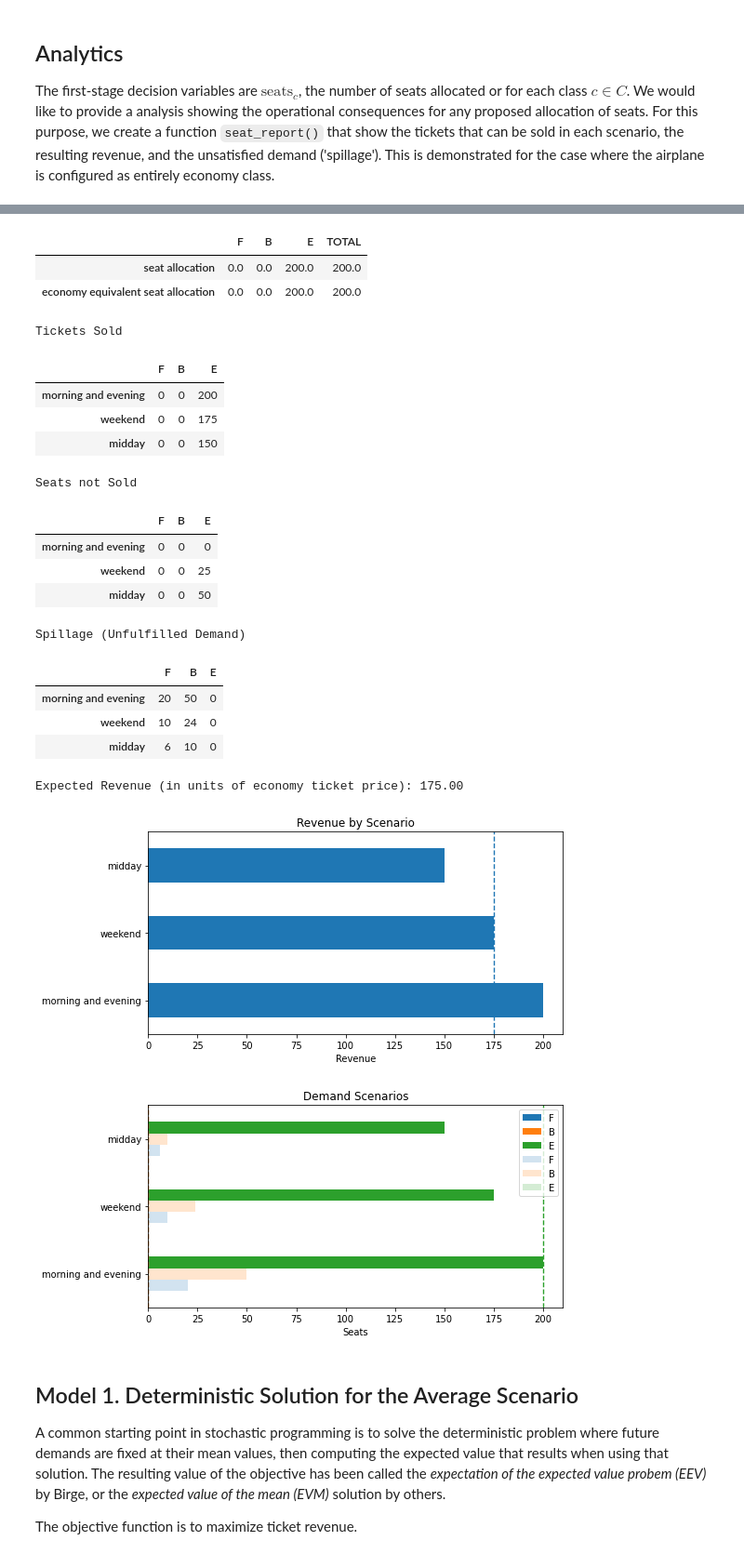
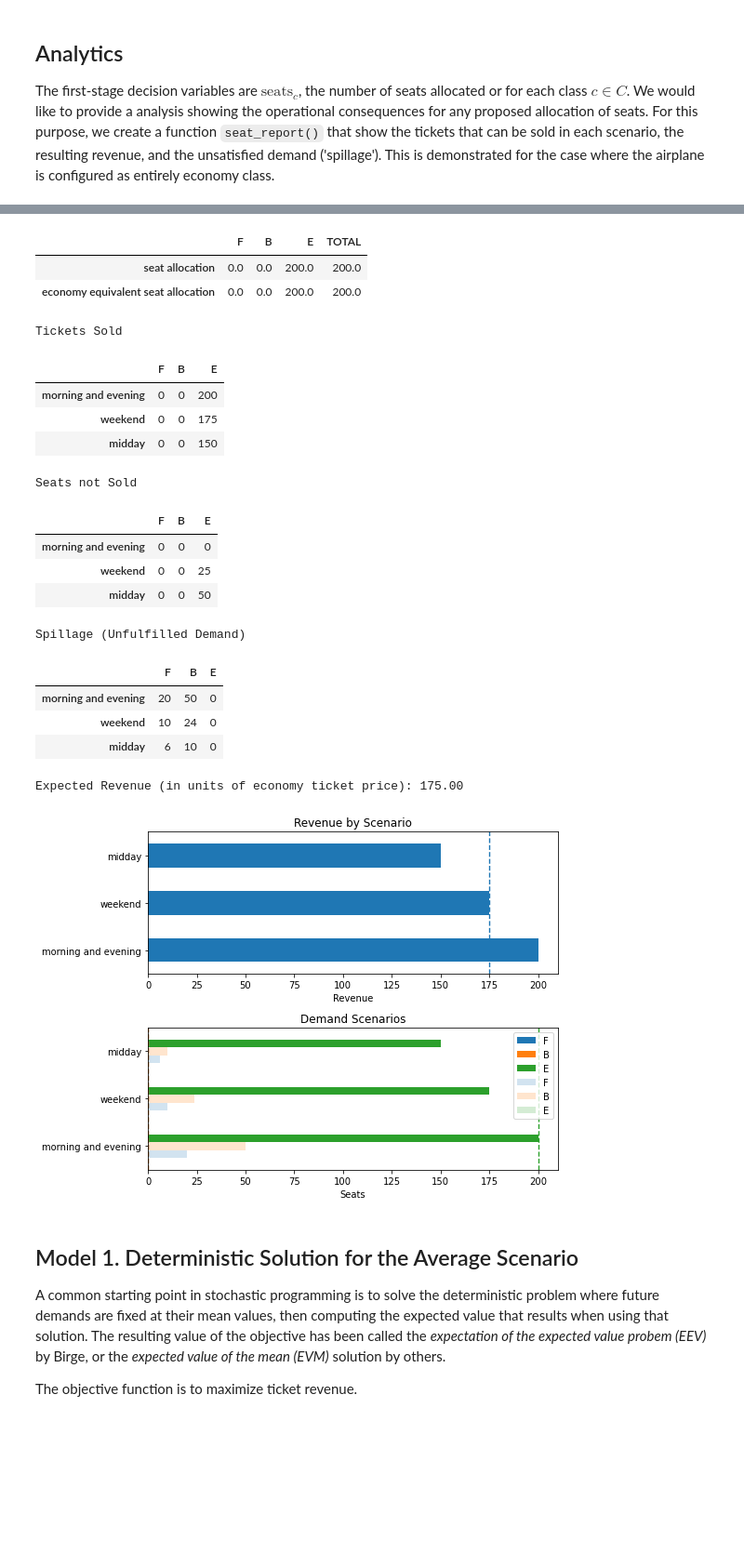
Before and after one commit to mobook/MO-book, a Jupyter notebook: notebooks/10/airline-seating.ipynb, the cells around one changed output, grey strips where cells are left out. Shown: that part at 93% size. Saved outputs shown, nothing was run; the diff lists cells and outputs as text; code cells hidden in the pictures; blank space fills up the shorter version.

```diff
--- a/notebooks/10/airline-seating.ipynb
+++ b/notebooks/10/airline-seating.ipynb
@@ -88,11 +88,10 @@ def seat_report(seats, demand):
     print("\nSeat Allocation")
     display(equivalent_seats)
 
-    # tickets sold
+    # tickets sold is the minimum of available seats and demand
     tickets = pd.DataFrame()
     for c in classes:
         tickets[c] = np.minimum(seats[c], demand[c])
-
     print("\nTickets Sold")
     display(tickets)
 
@@ -113,46 +112,46 @@ def seat_report(seats, demand):
     print(f"\nExpected Revenue (in units of economy ticket price): {revenue.mean():.2f}")
 
     # charts
-    fig, ax = plt.subplots(1, 1, figsize=(8, 4))
-    revenue.plot(ax=ax, kind="barh", title="Revenue by Scenario")
-    ax.plot([revenue.mean()]*2, ax.get_ylim(), "--", lw=1.4)
-    ax.set_xlabel("Revenue")
+    fig, ax = plt.subplots(2, 1, figsize=(8, 6))
+    revenue.plot(ax=ax[0], kind="barh", title="Revenue by Scenario")
+    ax[0].plot([revenue.mean()]*2, ax[0].get_ylim(), "--", lw=1.4)
+    ax[0].set_xlabel("Revenue")
 
-    fig, ax = plt.subplots(1, 1, figsize=(8, 4))
-    tickets[classes].plot(ax=ax, kind="barh", rot=0, stacked=False, title="Demand Scenarios")
-    demand[classes].plot(ax=ax, kind="barh", rot=0, stacked=False, title="Demand Scenarios", alpha=0.2)
+    tickets[classes].plot(ax=ax[1], kind="barh", rot=0, stacked=False, title="Demand Scenarios")
+    demand[classes].plot(ax=ax[1], kind="barh", rot=0, stacked=False, title="Demand Scenarios", alpha=0.2)
     for c in classes:
-        ax.plot([seats[c]] * 2, ax.get_ylim(), "--", lw=1.4)
-    ax.set_xlabel("Seats")
+        ax[1].plot([seats[c]] * 2, ax[1].get_ylim(), "--", lw=1.4)
+    ax[1].set_xlabel("Seats")
+
+    fig.tight_layout()
 
     return
 
 # a trial solution
 seats_all_economy = pd.Series({"F": 0, "B": 0, "E": 200})
 seat_report(seats_all_economy, demand)
 # %% [output]
 Seat Allocation
 |  | F | B | E | TOTAL |
 | seat allocation | 0.0 | 0.0 | 200.0 | 200.0 |
 | economy equivalent seat allocation | 0.0 | 0.0 | 200.0 | 200.0 |
 Tickets Sold
 |  | F | B | E |
 | morning and evening | 0 | 0 | 200 |
 | weekend | 0 | 0 | 175 |
 | midday | 0 | 0 | 150 |
 Seats not Sold
 |  | F | B | E |
 | morning and evening | 0 | 0 | 0 |
 | weekend | 0 | 0 | 25 |
 | midday | 0 | 0 | 50 |
 Spillage (Unfulfilled Demand)
 |  | F | B | E |
 | morning and evening | 20 | 50 | 0 |
 | weekend | 10 | 24 | 0 |
 | midday | 6 | 10 | 0 |
 Expected Revenue (in units of economy ticket price): 175.00
-[figure, old version]
+[figure, new version]
-[figure, removed]
 # %% [markdown]
 ## Model 1. Deterministic Solution for the Average Scenario
 
```
Also changed, not shown: parts of 6 cells of this notebook, 1 other file.
